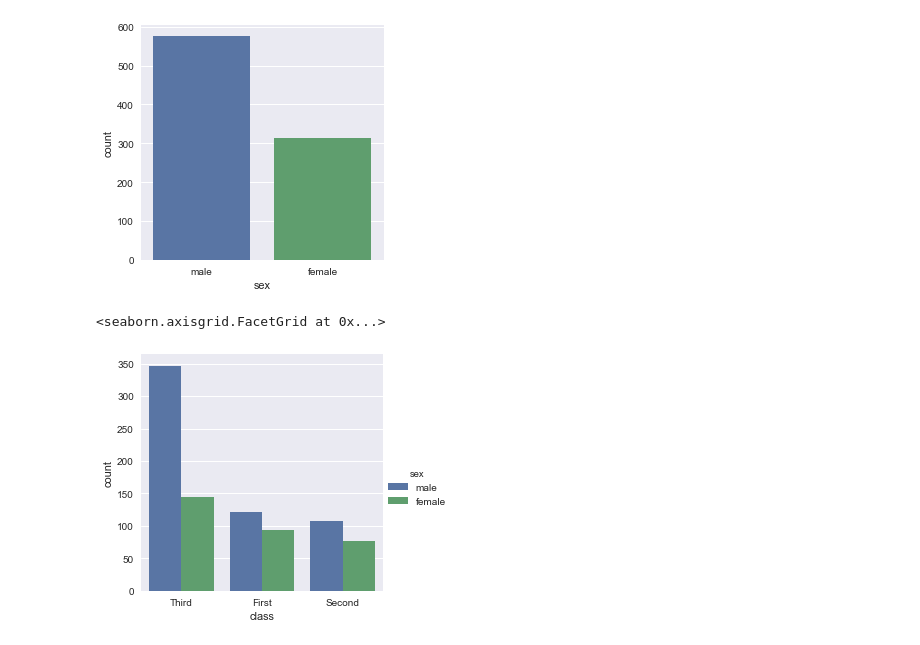
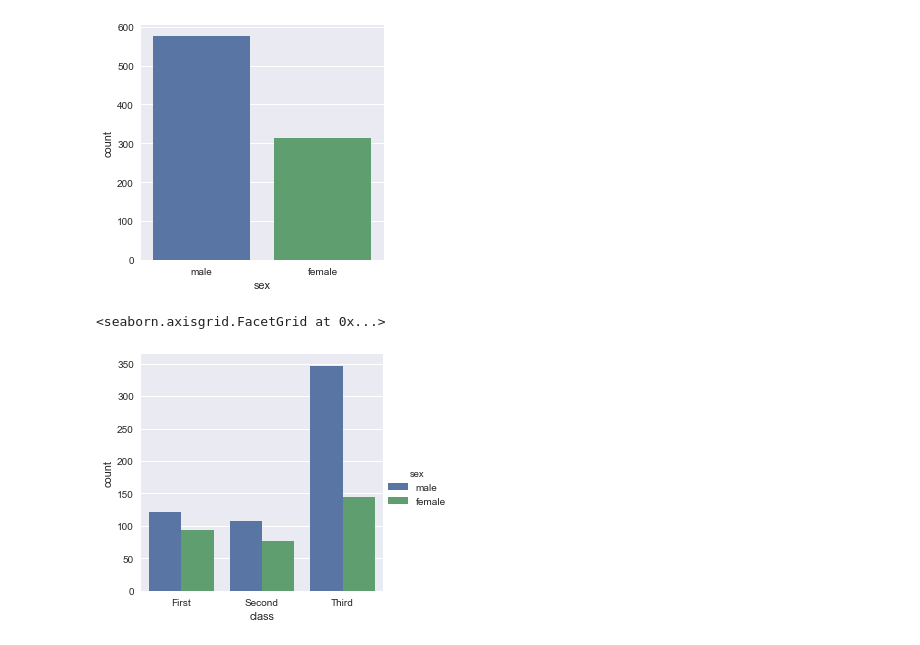
Before and after one commit to Koostb/Coursera_Python, a Jupyter notebook: 20170317 Variations on the Titanic Data Exploration.ipynb, the cells around one changed output. Saved outputs shown, nothing was run; the diff lists cells and outputs as text; code cells hidden in the pictures.

Commit message:
Some more graphs

```diff
--- a/20170317 Variations on the Titanic Data Exploration.ipynb
+++ b/20170317 Variations on the Titanic Data Exploration.ipynb
@@ -41,7 +49,7 @@ sns.factorplot("sex", data=titanic,kind="count");
 # %% [output]
 [figure]
 # %%
-sns.factorplot("class", data=titanic, hue="sex", kind="count")
+sns.factorplot("class", data=titanic, hue="sex", kind="count", order=["First", "Second", "Third"])
 # %% [output]
 <seaborn.axisgrid.FacetGrid at 0x...>
-[figure, old version]
+[figure, new version]
```
Also changed, not shown: parts of 6 cells of this notebook.
